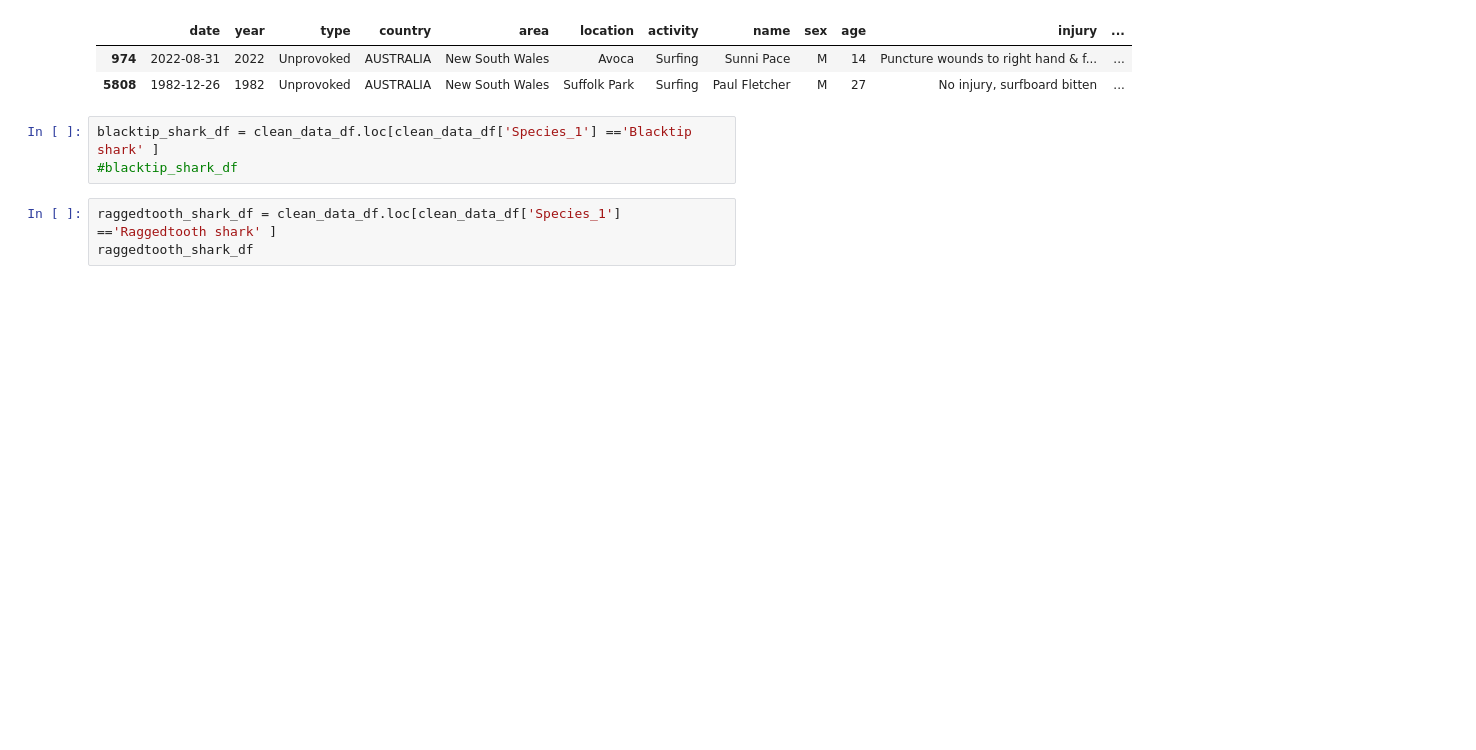
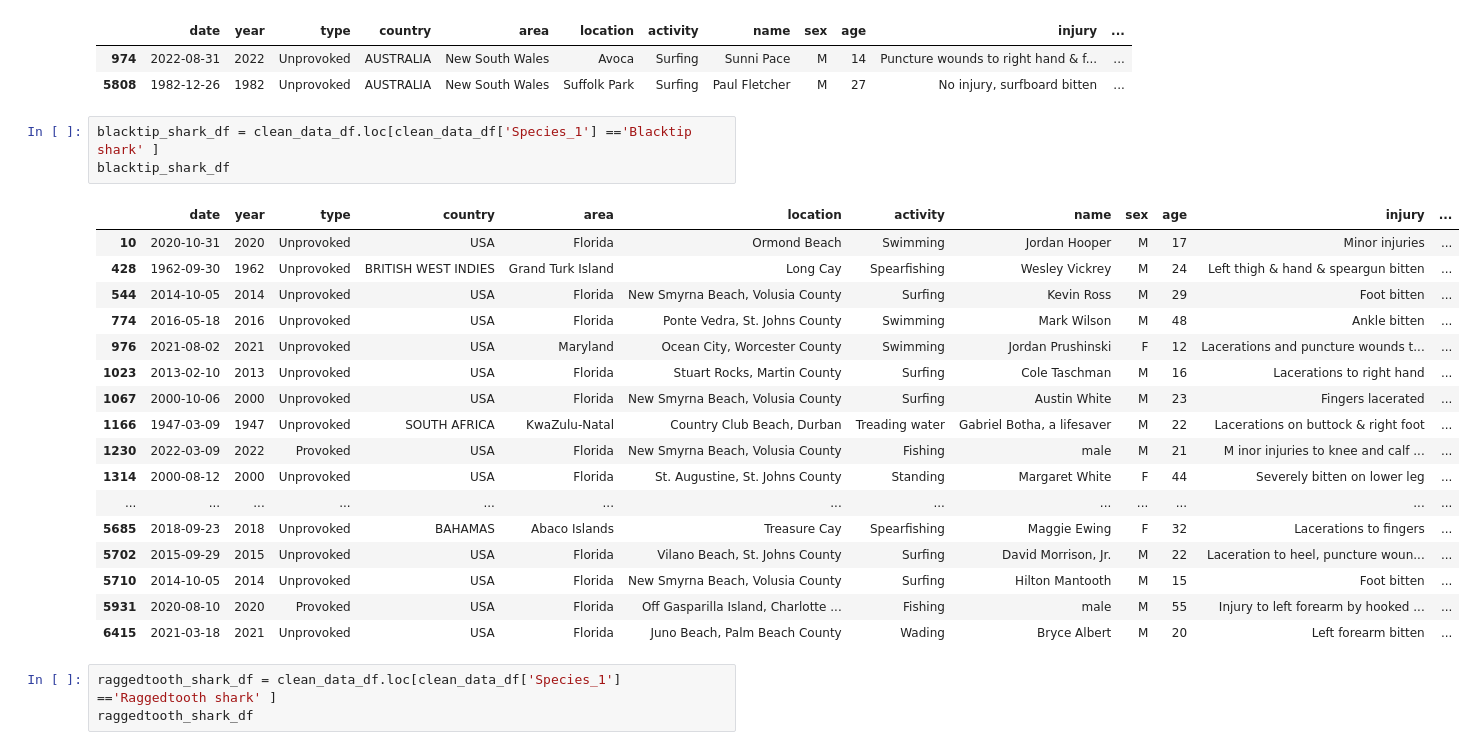
Before and after one commit to CourtneyCole123/Shark-Analysis-Team, a Jupyter notebook: Shark Data.ipynb, the cells around one changed output. Drawn from its saved outputs; the diff is of its cells as text; blank space fills up the shorter version.

```diff
--- a/Shark Data.ipynb
+++ b/Shark Data.ipynb
@@ -553,7 +569,25 @@ bronze_whaler_shark_df
 | 5808 | 1982-12-26 | 1982 | Unprovoked | AUSTRALIA | New South Wales | Suffolk Park | Surfing | Paul Fletcher | M | 27 | No injury, surfboard bitten | ... |
 # %%
 blacktip_shark_df = clean_data_df.loc[clean_data_df['Species_1'] =='Blacktip shark' ]
-#blacktip_shark_df
+blacktip_shark_df
+# %% [output]
+|  | date | year | type | country | area | location | activity | name | sex | age | injury | ... |
+| 10 | 2020-10-31 | 2020 | Unprovoked | USA | Florida | Ormond Beach | Swimming | Jordan Hooper | M | 17 | Minor injuries | ... |
+| 428 | 1962-09-30 | 1962 | Unprovoked | BRITISH WEST INDIES | Grand Turk Island | Long Cay | Spearfishing | Wesley Vickrey | M | 24 | Left thigh & hand & speargun bitten | ... |
+| 544 | 2014-10-05 | 2014 | Unprovoked | USA | Florida | New Smyrna Beach, Volusia County | Surfing | Kevin Ross | M | 29 | Foot bitten | ... |
+| 774 | 2016-05-18 | 2016 | Unprovoked | USA | Florida | Ponte Vedra, St. Johns County | Swimming | Mark Wilson | M | 48 | Ankle bitten | ... |
+| 976 | 2021-08-02 | 2021 | Unprovoked | USA | Maryland | Ocean City, Worcester County | Swimming | Jordan Prushinski | F | 12 | Lacerations and puncture wounds t... | ... |
+| 1023 | 2013-02-10 | 2013 | Unprovoked | USA | Florida | Stuart Rocks, Martin County | Surfing | Cole Taschman | M | 16 | Lacerations to right hand | ... |
+| 1067 | 2000-10-06 | 2000 | Unprovoked | USA | Florida | New Smyrna Beach, Volusia County | Surfing | Austin White | M | 23 | Fingers lacerated | ... |
+| 1166 | 1947-03-09 | 1947 | Unprovoked | SOUTH AFRICA | KwaZulu-Natal | Country Club Beach, Durban | Treading water | Gabriel Botha, a lifesaver | M | 22 | Lacerations on buttock & right foot | ... |
+| 1230 | 2022-03-09 | 2022 | Provoked | USA | Florida | New Smyrna Beach, Volusia County | Fishing | male | M | 21 | M inor injuries to knee and calf ... | ... |
+| 1314 | 2000-08-12 | 2000 | Unprovoked | USA | Florida | St. Augustine, St. Johns County | Standing | Margaret White | F | 44 | Severely bitten on lower leg | ... |
+| ... | ... | ... | ... | ... | ... | ... | ... | ... | ... | ... | ... | ... |
+| 5685 | 2018-09-23 | 2018 | Unprovoked | BAHAMAS | Abaco Islands | Treasure Cay | Spearfishing | Maggie Ewing | F | 32 | Lacerations to fingers | ... |
+| 5702 | 2015-09-29 | 2015 | Unprovoked | USA | Florida | Vilano Beach, St. Johns County | Surfing | David Morrison, Jr. | M | 22 | Laceration to heel, puncture woun... | ... |
+| 5710 | 2014-10-05 | 2014 | Unprovoked | USA | Florida | New Smyrna Beach, Volusia County | Surfing | Hilton Mantooth | M | 15 | Foot bitten | ... |
+| 5931 | 2020-08-10 | 2020 | Provoked | USA | Florida | Off Gasparilla Island, Charlotte ... | Fishing | male | M | 55 | Injury to left forearm by hooked ... | ... |
+| 6415 | 2021-03-18 | 2021 | Unprovoked | USA | Florida | Juno Beach, Palm Beach County | Wading | Bryce Albert | M | 20 | Left forearm bitten | ... |
 # %%
 raggedtooth_shark_df = clean_data_df.loc[clean_data_df['Species_1'] =='Raggedtooth shark' ]
 raggedtooth_shark_df
```
Also changed, not shown: parts of 5 cells of this notebook.
